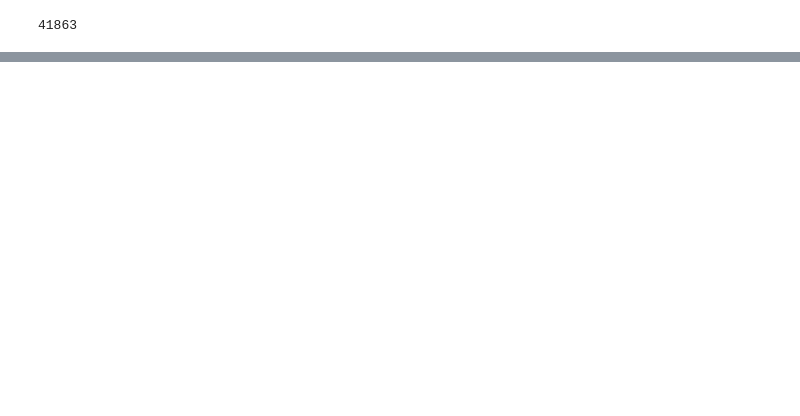
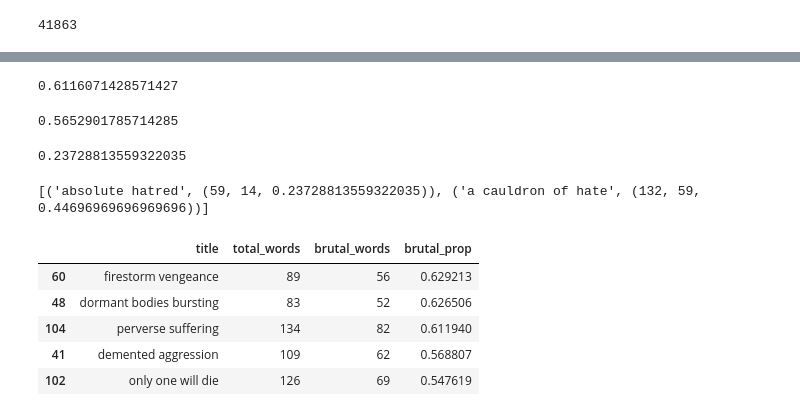
Before and after one commit to rbuerki/most-brutal-cannibal-corpse, a Jupyter notebook: 2-Text-Analysis-Lyrics.ipynb, the cells around one changed output, grey strips where cells are left out. Drawn from its saved outputs; the diff is of its cells as text; code cells hidden in the pictures; blank space fills up the shorter version.

```diff
--- a/2-Text-Analysis-Lyrics.ipynb
+++ b/2-Text-Analysis-Lyrics.ipynb
@@ -216,0 +253,4 @@ Song id were scraped from 11 pages
+# %%
+# Remove songs from live albums (they are lyrical duplicates)
+songlist = {id_: title for id_, title in songlist.items() if "live" not in title}
+print("# of songs (excluding live performances):", len(songlist))
@@ -268,0 +335,12 @@ print(lyrics_dict_clean)
+# %%
+np.percentile(full_corpus, 64)
+# %% [output]
+0.6116071428571427
+# %%
+np.percentile(lexicon['wbi'], 75)
+# %% [output]
+0.5652901785714285
+# %%
+np.sum(lyrics_dict_wbi['absolute hatred'] > wbi_threshold) / len(lyrics_dict_wbi['absolute hatred'])
+# %% [output]
+0.23728813559322035
@@ -268,0 +354,19 @@ print(lyrics_dict_clean)
+# %%
+# Create a Dataframe with the lb features
+lb_features_dict = {title: calculate_lb_features(text) for title, text in lyrics_dict_wbi.items()}
+print(list(lb_features_dict.items())[:2])
+# %% [output]
+[('absolute hatred', (59, 14, 0.23728813559322035)), ('a cauldron of hate', (132, 59, 0.44696969696969696))]
+# %%
+lyric_data = pd.DataFrame(lb_features_dict.keys(), columns=['title'])
+lyric_data['total_words'] = lyric_data['title'].apply(lambda x: lb_features_dict[x][0])
+lyric_data['brutal_words'] = lyric_data['title'].apply(lambda x: lb_features_dict[x][1])
+lyric_data['brutal_prop'] = lyric_data['title'].apply(lambda x: lb_features_dict[x][2])
+display(lyric_data.sort_values(['brutal_prop'], ascending=False).head())
+# %% [output]
+|  | title | total_words | brutal_words | brutal_prop |
+| 60 | firestorm vengeance | 89 | 56 | 0.629213 |
+| 48 | dormant bodies bursting | 83 | 52 | 0.626506 |
+| 104 | perverse suffering | 134 | 82 | 0.611940 |
+| 41 | demented aggression | 109 | 62 | 0.568807 |
+| 102 | only one will die | 126 | 69 | 0.547619 |
```
Also changed, not shown: parts of 29 cells of this notebook.
